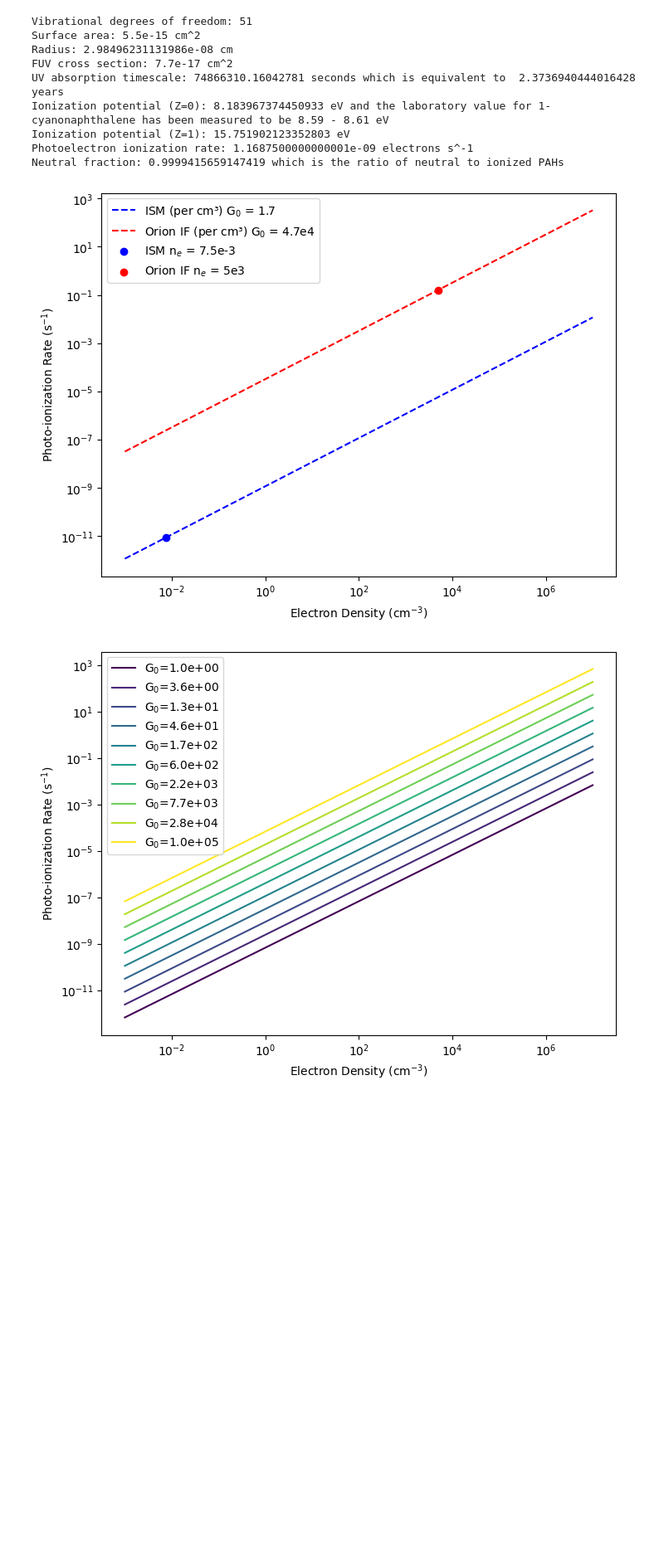
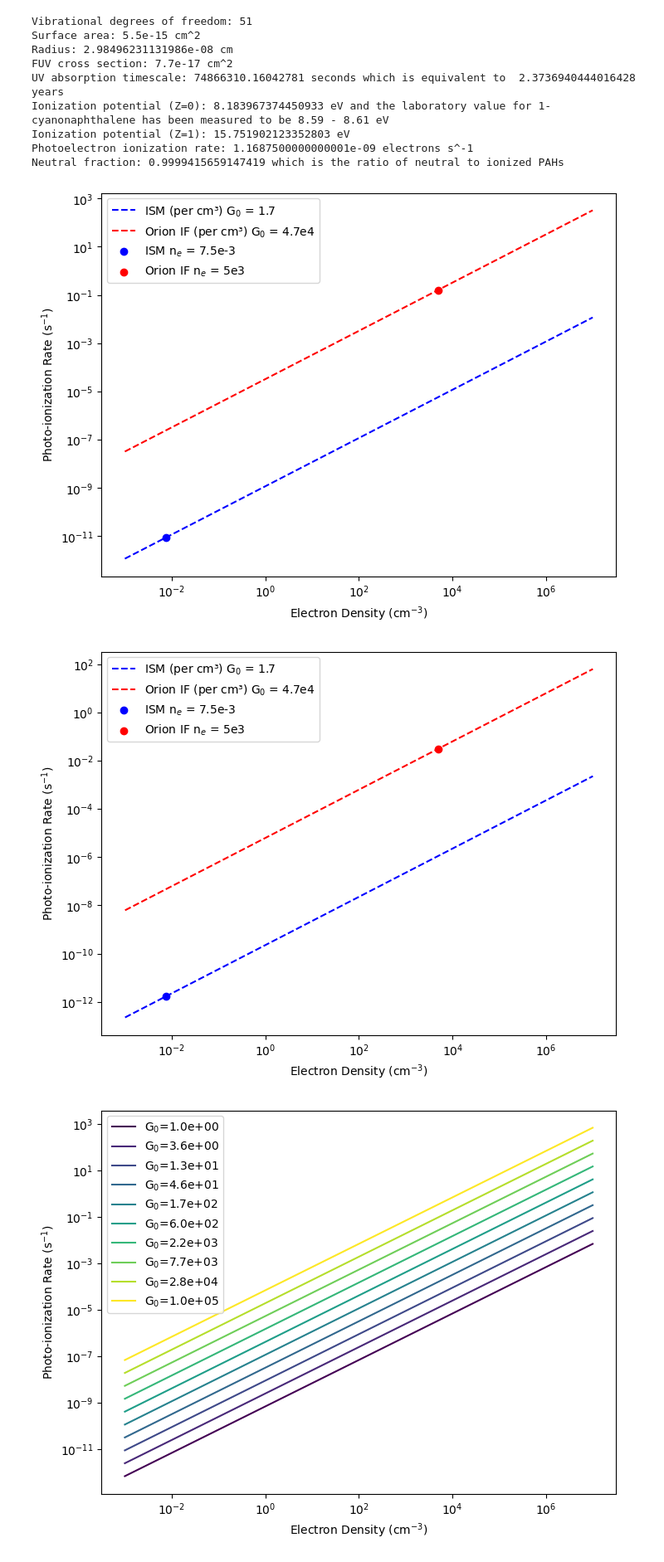
Before and after one commit to mustafa9812/Project-Cynap, a Jupyter notebook: scripts/calculations.ipynb, the cells around one changed output. Shown: that part at 83% size. Cells and saved outputs as stored; diff of their text form; code cells hidden in the pictures; blank space fills up the shorter version.

```diff
--- a/scripts/calculations.ipynb
+++ b/scripts/calculations.ipynb
@@ -77,7 +77,8 @@ Neutral fraction: 0.9999415659147419 which is the ratio of neutral to ionized PA
 # %%
 # CONSTANTS
 Nc = 11
-lab_IP = 8.6 # Also the same for cation 1-cyano: https://www.sciencedirect.com/science/article/abs/pii/S0009261412014637
+N_lab_IP = 8.6 # Also the same for cation 1-cyano: https://www.sciencedirect.com/science/article/abs/pii/S0009261412014637
+C_estimate_IP = 15.8
 fy = 10 # Yield factor for PAHs
 
 # ASTROPHYSICAL REGION PARAMETERS
@@ -86,44 +87,66 @@ T_ISM = 80
 ne_ISM = 7.5 * 10**(-3)
 
 G0_Orion_IF = 4.7 * 10 ** 4 # IF = Ionization front, derived for the Orion bar (2.2-7.1)
 T_Orion_IF = 9 * 10 ** 3
 ne_ORION_IF = 5 * 10 ** 3
 
 # G0_TMC = 9
 # T_TMC = 15
 electrondensity_list = np.logspace(-3, 7, num=10000)  # electron density list in cm^-3
 ISM_photoion_rate = []
 Orion_IF_photoion_rate = []
 
-def photo_el_ionization_rate(Nc, G0, fy):
+def photo_el_ionization_rate(Nc, G0, fy, lab_IP):
     J_pe = 2.5 * 10**(-13) * (13.6-lab_IP)**2 * Nc * G0 * fy
     return J_pe
 
-ISM_photoion_rate = photo_el_ionization_rate(Nc, G0_ISM, fy)
-Orion_IF_photoion_rate= photo_el_ionization_rate(Nc, G0_Orion_IF, fy)
+N_ISM_photoion_rate = photo_el_ionization_rate(Nc, G0_ISM, fy, N_lab_IP)
+N_Orion_IF_photoion_rate= photo_el_ionization_rate(Nc, G0_Orion_IF, fy, N_lab_IP)
 
-ISM_photoion_rate_per_volume = ISM_photoion_rate * electrondensity_list
-Orion_IF_photoion_rate_per_volume = Orion_IF_photoion_rate * electrondensity_list
+C_ISM_photoion_rate = photo_el_ionization_rate(Nc, G0_ISM, fy, C_estimate_IP)
+C_Orion_IF_photoion_rate = photo_el_ionization_rate(Nc, G0_Orion_IF, fy, C_estimate_IP)
 
-ISM_photoion_point = ISM_photoion_rate * ne_ISM
-Orion_IF_photoion_point = Orion_IF_photoion_rate * ne_ORION_IF
+N_ISM_photoion_rate_per_volume = N_ISM_photoion_rate * electrondensity_list
+N_Orion_IF_photoion_rate_per_volume = N_Orion_IF_photoion_rate * electrondensity_list
+C_ISM_photoion_rate_per_volume = C_ISM_photoion_rate * electrondensity_list
+C_Orion_IF_photoion_rate_per_volume = C_Orion_IF_photoion_rate * electrondensity_list
+
+N_ISM_photoion_point = N_ISM_photoion_rate * ne_ISM
+N_Orion_IF_photoion_point = N_Orion_IF_photoion_rate * ne_ORION_IF
+C_ISM_photoion_point = C_ISM_photoion_rate * ne_ISM
+C_Orion_IF_photoion_point = C_Orion_IF_photoion_rate * ne_ORION_IF
 
 plt.figure(figsize=(8, 6))
 
-plt.plot(electrondensity_list, ISM_photoion_rate_per_volume, color='blue', label='ISM (per cm³) G$_{0}$ = 1.7', linestyle='--')
-plt.plot(electrondensity_list, Orion_IF_photoion_rate_per_volume, color='red', label='Orion IF (per cm³) G$_{0}$ = 4.7e4', linestyle='--')
+plt.plot(electrondensity_list, N_ISM_photoion_rate_per_volume, color='blue', label='ISM (per cm³) G$_{0}$ = 1.7', linestyle='--')
+plt.plot(electrondensity_list, N_Orion_IF_photoion_rate_per_volume, color='red', label='Orion IF (per cm³) G$_{0}$ = 4.7e4', linestyle='--')
 
-plt.scatter([ne_ISM], [ISM_photoion_point], color='blue', marker='o', label='ISM n$_{e}$ = 7.5e-3')
-plt.scatter([ne_ORION_IF], [Orion_IF_photoion_point], color='red', marker='o', label='Orion IF n$_{e}$ = 5e3')
+plt.scatter([ne_ISM], [N_ISM_photoion_point], color='blue', marker='o', label='ISM n$_{e}$ = 7.5e-3')
+plt.scatter([ne_ORION_IF], [N_Orion_IF_photoion_point], color='red', marker='o', label='Orion IF n$_{e}$ = 5e3')
 
 plt.xscale('log')
 plt.yscale('log')
 plt.xlabel('Electron Density (cm$^{-3}$)')
 plt.ylabel('Photo-ionization Rate (s$^{-1}$)')
 plt.legend()
 plt.show()
+
+plt.figure(figsize=(8, 6))
+
+plt.plot(electrondensity_list, C_ISM_photoion_rate_per_volume, color='blue', label='ISM (per cm³) G$_{0}$ = 1.7', linestyle='--')
+plt.plot(electrondensity_list, C_Orion_IF_photoion_rate_per_volume, color='red', label='Orion IF (per cm³) G$_{0}$ = 4.7e4', linestyle='--')
+
+plt.scatter([ne_ISM], [C_ISM_photoion_point], color='blue', marker='o', label='ISM n$_{e}$ = 7.5e-3')
+plt.scatter([ne_ORION_IF], [C_Orion_IF_photoion_point], color='red', marker='o', label='Orion IF n$_{e}$ = 5e3')
+plt.xscale('log')
+plt.yscale('log')
+plt.xlabel('Electron Density (cm$^{-3}$)')
+plt.ylabel('Photo-ionization Rate (s$^{-1}$)')
+plt.legend()
+plt.show()
 # %% [output]
 [figure]
+[figure, added]
 # %%
 G0_list = np.logspace(0, 5, num=10)  # 10 steps from 1 to 1e5
 electron_density = electrondensity_list
```
Also changed, not shown: parts of 2 cells of this notebook, 18 other files.
